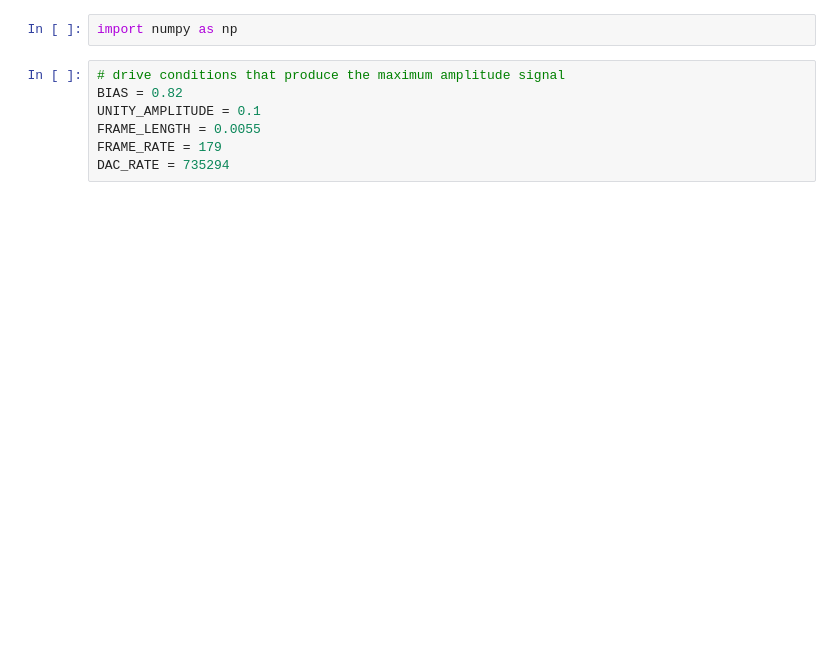
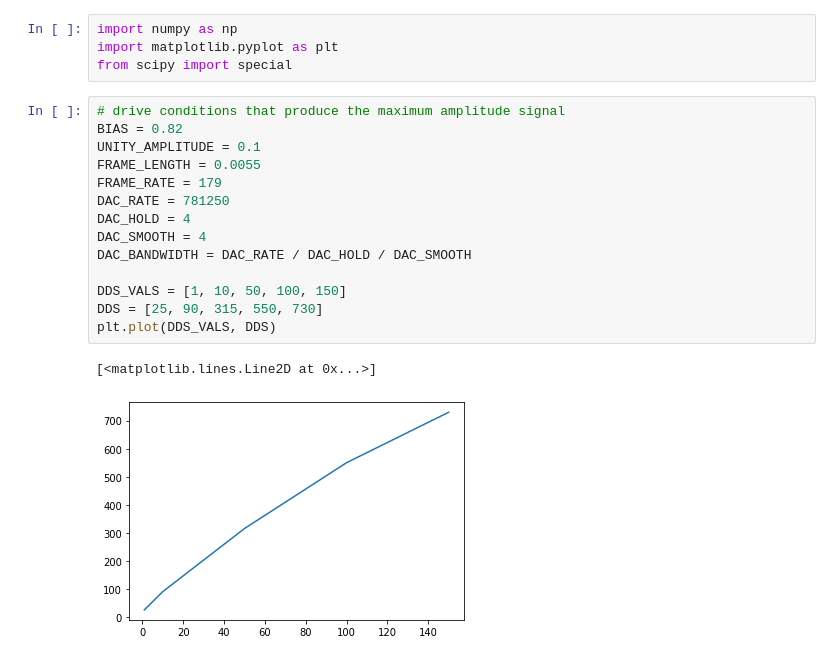
Before and after one commit to mahdiolfat/dsp, a Jupyter notebook: excited.ipynb, the cells around one changed output. Cells and saved outputs as stored; diff of their text form; blank space fills up the shorter version.

```diff
--- a/excited.ipynb
+++ b/excited.ipynb
@@ -1,9 +1,21 @@
 # %%
 import numpy as np
+import matplotlib.pyplot as plt
+from scipy import special
 # %%
 # drive conditions that produce the maximum amplitude signal
 BIAS = 0.82
 UNITY_AMPLITUDE = 0.1
 FRAME_LENGTH = 0.0055
 FRAME_RATE = 179
-DAC_RATE = 735294
+DAC_RATE = 781250
+DAC_HOLD = 4
+DAC_SMOOTH = 4
+DAC_BANDWIDTH = DAC_RATE / DAC_HOLD / DAC_SMOOTH
+
+DDS_VALS = [1, 10, 50, 100, 150]
+DDS = [25, 90, 315, 550, 730]
+plt.plot(DDS_VALS, DDS)
+# %% [output]
+[<matplotlib.lines.Line2D at 0x...>]
+[figure, added]
```
Also changed, not shown: parts of 9 cells of this notebook, 1 other file.
